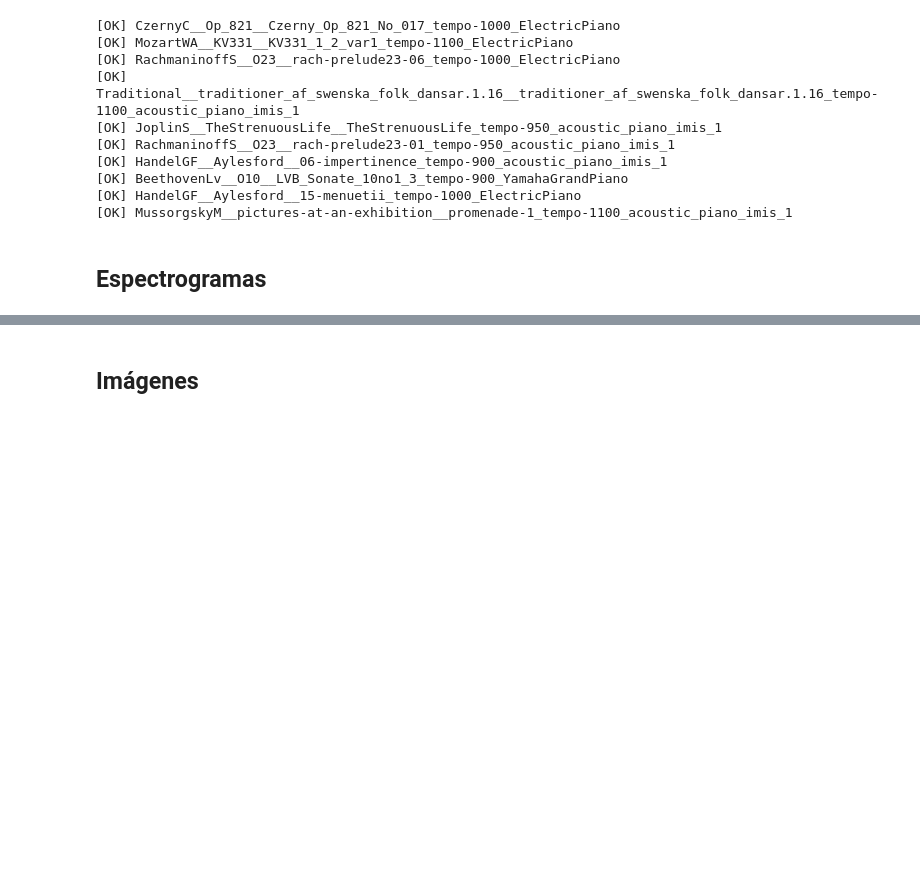
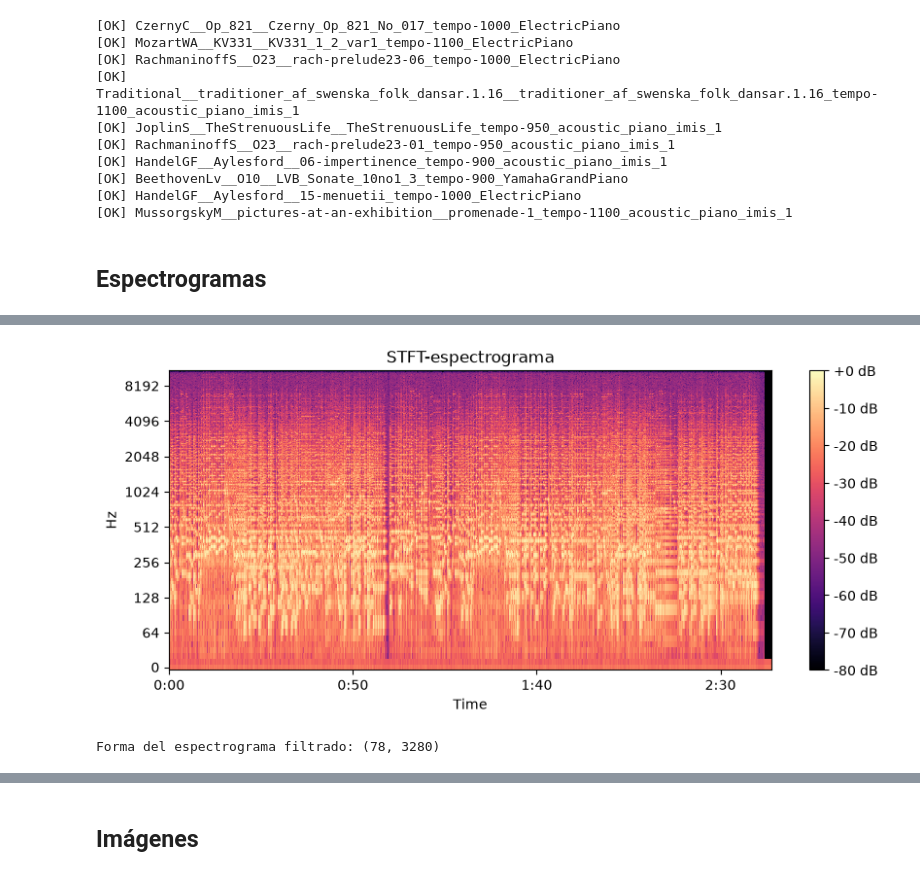
Before and after one commit to alejandro-conesa/score_following_practicas, a Jupyter notebook: src/pruebas_dataset.ipynb, the cells around one changed output, grey strips where cells are left out. Drawn from its saved outputs; the diff is of its cells as text; code cells hidden in the pictures; blank space fills up the shorter version.

```diff
--- a/src/pruebas_dataset.ipynb
+++ b/src/pruebas_dataset.ipynb
@@ -136,0 +137,48 @@ plt.close(fig)
+# %%
+stft_spectrogram = librosa.stft(y=y, n_fft=2048, hop_length=1102)
+stft_spectrogram_db = librosa.power_to_db(stft_spectrogram, ref=np.max)
+
+fig, ax = plt.subplots(figsize=(10, 4))
+img = librosa.display.specshow(stft_spectrogram_db, sr=sr, hop_length=1102, x_axis="time", y_axis="log", ax=ax)
+fig.colorbar(img, ax=ax, format="%+2.0f dB")
+ax.set_title("STFT-espectrograma")
+
+fig.savefig("../data/ejemplos/espectrograma_stft.png", dpi=150, bbox_inches="tight")
+plt.show()
+plt.close(fig)
+# %% [output]
+[figure, added]
+# %%
+sr = 22050
+n_fft = 2048
+hop_length = 1102
+fmin = 60.0
+fmax = 6000.0
+num_bands = 78
+
+def create_log_filterbank(sr, n_fft, fmin, fmax, num_bands):
+    fft_freqs = np.linspace(0, sr / 2, n_fft // 2 + 1)
+    log_freqs = np.logspace(np.log10(fmin), np.log10(fmax), num_bands + 2)
+    weights = np.zeros((num_bands, len(fft_freqs)))
+
+    for i in range(num_bands):
+        f_left = log_freqs[i]
+        f_center = log_freqs[i + 1]
+        f_right = log_freqs[i + 2]
+
+        up = (fft_freqs - f_left) / (f_center - f_left)
+        down = (f_right - fft_freqs) / (f_right - f_center)
+
+        tri = np.maximum(0, np.minimum(up, down))
+        weights[i, :] = tri
+
+    return weights, log_freqs[1:-1]
+
+
+stft_magnitude = np.abs(stft_spectrogram)
+
+filterbank, bin_centers = create_log_filterbank(sr, n_fft, fmin, fmax, num_bands)
+log_spectrogram = np.matmul(filterbank, stft_magnitude)
+print(f"Forma del espectrograma filtrado: {log_spectrogram.shape}")
+# %% [output]
+Forma del espectrograma filtrado: (78, 3280)
```
Also changed, not shown: parts of 2 cells of this notebook, 3 other files.
